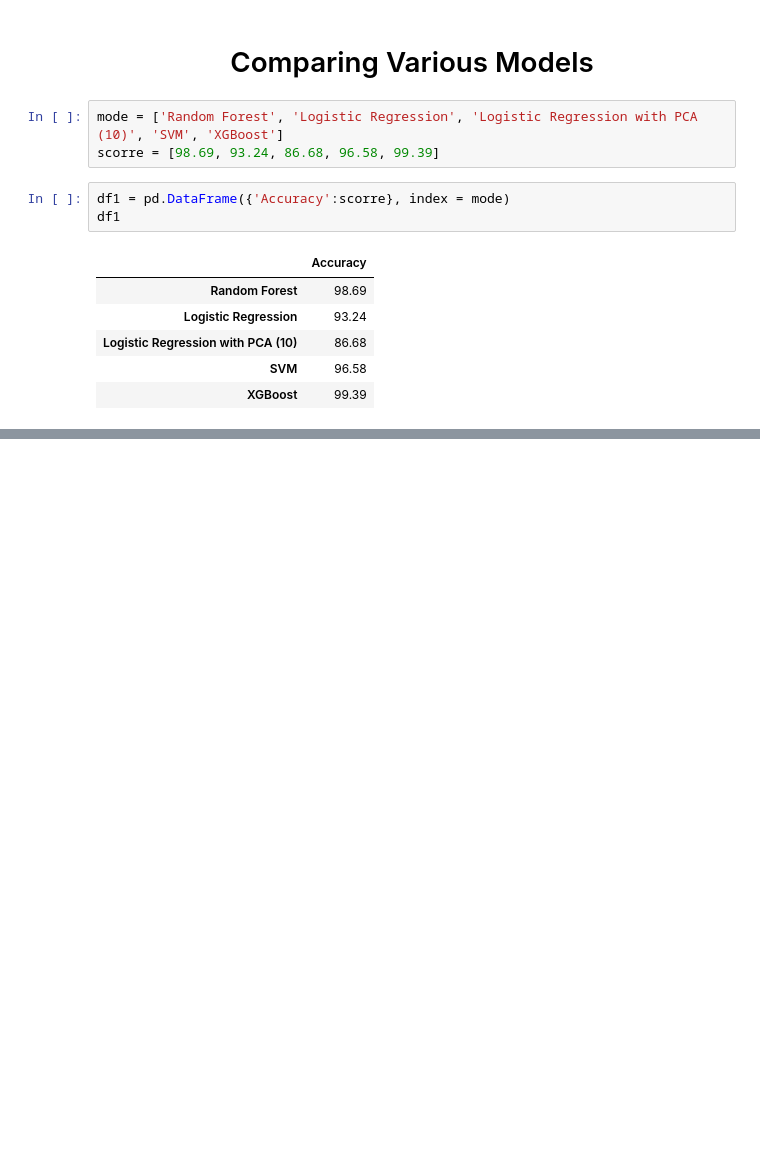
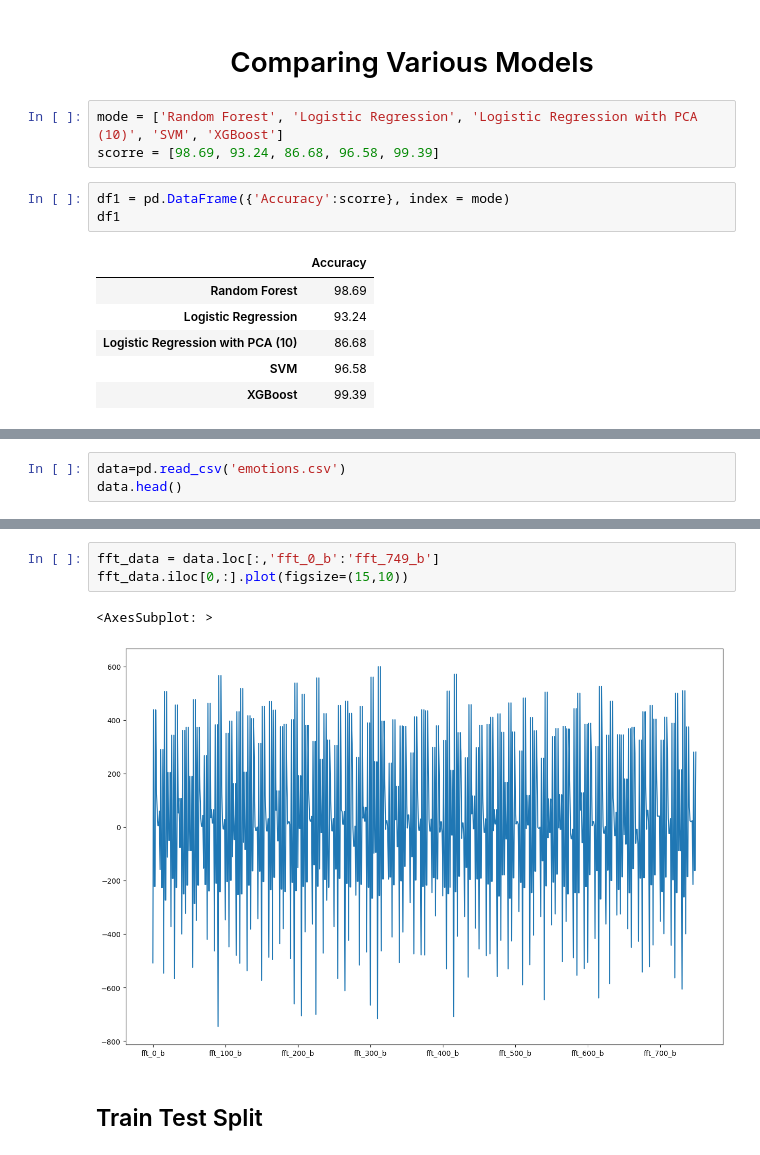
Before and after one commit to Namratha2301/CognitiveEmotion, a Jupyter notebook: Emotions From Brain Activity.ipynb, the cells around one changed output, grey strips where cells are left out. Cells and saved outputs as stored; diff of their text form; blank space fills up the shorter version.

```diff
--- a/Emotions From Brain Activity.ipynb
+++ b/Emotions From Brain Activity.ipynb
@@ -313,0 +331,3 @@ df1
+# %%
+data=pd.read_csv('emotions.csv')
+data.head()
@@ -313,0 +342,8 @@ df1
+# %%
+fft_data = data.loc[:,'fft_0_b':'fft_749_b']
+fft_data.iloc[0,:].plot(figsize=(15,10))
+# %% [output]
+<AxesSubplot: >
+[figure, added]
+# %% [markdown]
+## Train Test Split
```
Also changed, not shown: parts of 17 cells of this notebook.
